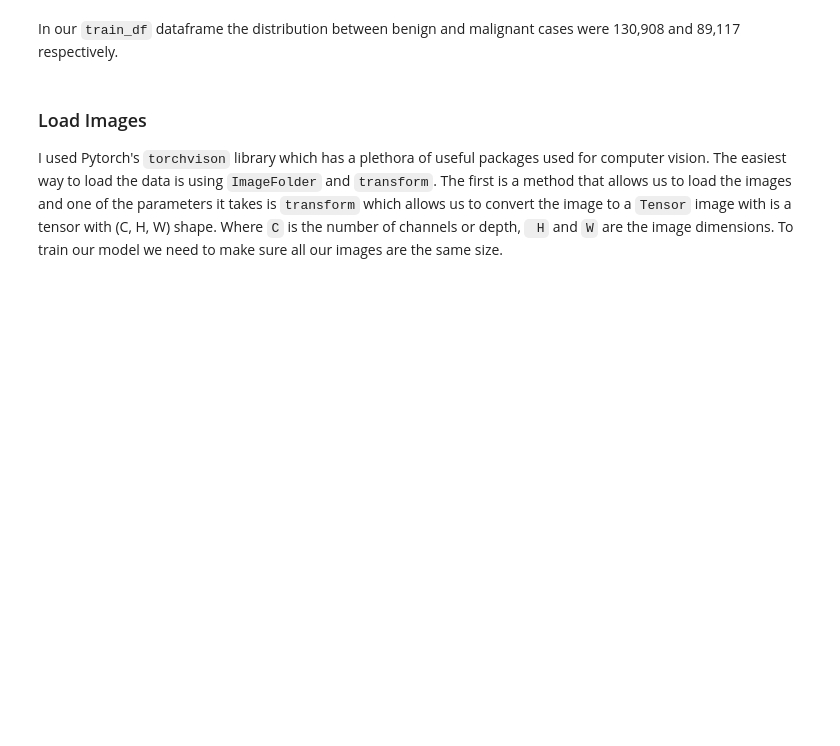
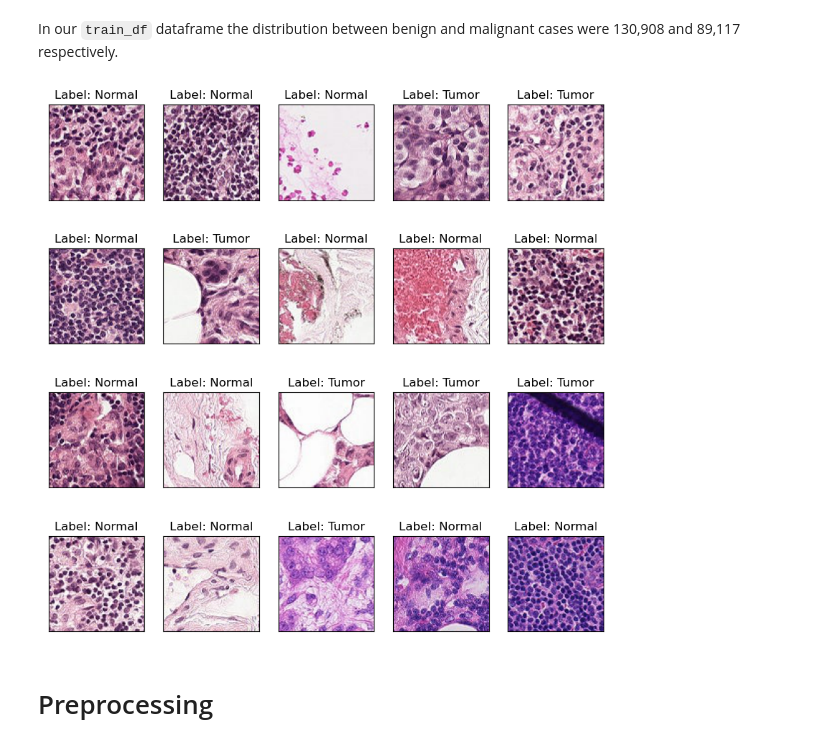
Before and after one commit to lruizarce/Cancer_Detection_Image_Classifier, a Jupyter notebook: cancerdetectioncnns.ipynb, the cells around one changed output. Drawn from its saved outputs; the diff is of its cells as text; code cells hidden in the pictures; blank space fills up the shorter version.

Commit message:
Kaggle Notebook | CancerDetectionCNNs | Version 5

```diff
--- a/cancerdetectioncnns.ipynb
+++ b/cancerdetectioncnns.ipynb
@@ -95,6 +108,19 @@ Name: label, dtype: int64
 [figure]
 # %% [markdown]
 In our `train_df` dataframe the distribution between benign and malignant cases were 130,908 and 89,117 respectively.
-# %% [markdown]
-### Load Images
-I used Pytorch's `torchvison` library which has a plethora of useful packages used for computer vision. The easiest way to load the data is using `ImageFolder` and `transform`.  The first is a method that allows us to load the images and one of the parameters it takes is `transform` which allows us to convert the image to a `Tensor` image with is a tensor with (C, H, W) shape. Where `C` is the number of channels or depth, ` H` and `W` are the image dimensions. To train our model we need to make sure all our images are the same size.
+# %%
+data_dir = '../input/histopathologic-cancer-detection/train'
+fig = plt.figure(figsize=(10,10))
+train_img = os.listdir(data_dir)
+for idx, img in enumerate(np.random.choice(train_img, 20)):
+    ax = fig.add_subplot(4,5, idx+1)
+    im = PIL.Image.open(data_dir + "/" + img)
+    plt.imshow(im)
+    plt.xticks([])
+    plt.yticks([])
+    lab = train_df.loc[train_df.id == img.split('.')[0], 'label'].values[0]
+    ax.set_title(f'Label: {["Tumor" if lab == 1 else "Normal"][0]}')
+# %% [output]
+[figure, added]
+# %% [markdown]
+# Preprocessing
```
Also changed, not shown: parts of 33 cells of this notebook.
